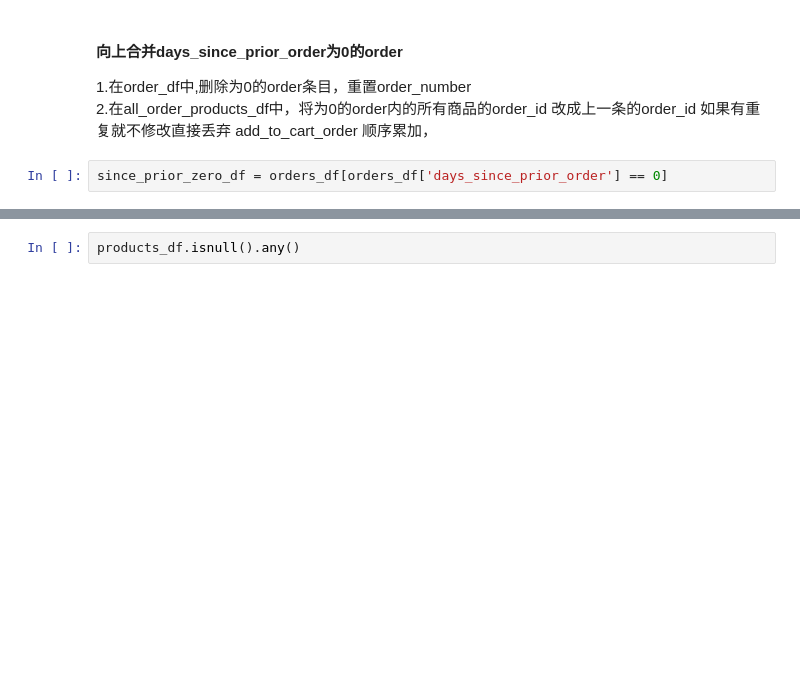
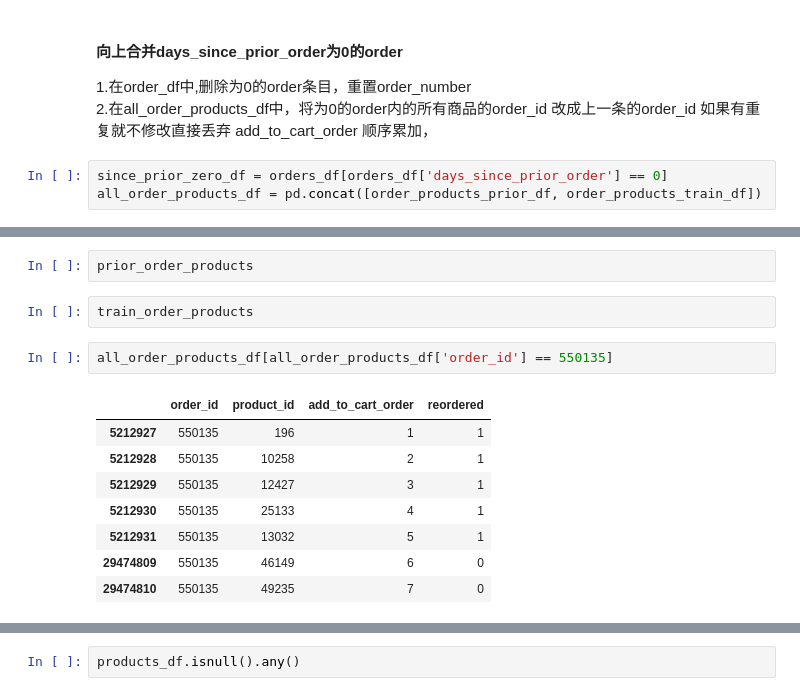
Before and after one commit to AstaTus/Instacar_-Market_Basket_Analysis, a Jupyter notebook: Preprocess/WashData.ipynb, the cells around one changed output, grey strips where cells are left out. Drawn from its saved outputs; the diff is of its cells as text; blank space fills up the shorter version.

```diff
--- a/Preprocess/WashData.ipynb
+++ b/Preprocess/WashData.ipynb
@@ -56,3 +56,4 @@ dtype: bool
 add_to_cart_order 顺序累加，
 # %%
 since_prior_zero_df = orders_df[orders_df['days_since_prior_order'] == 0]
+all_order_products_df = pd.concat([order_products_prior_df, order_products_train_df])
@@ -72,0 +78,15 @@ for i in range(len(since_prior_zero_df)):
+# %%
+prior_order_products
+# %%
+train_order_products
+# %%
+all_order_products_df[all_order_products_df['order_id'] == 550135]
+# %% [output]
+|  | order_id | product_id | add_to_cart_order | reordered |
+| 5212927 | 550135 | 196 | 1 | 1 |
+| 5212928 | 550135 | 10258 | 2 | 1 |
+| 5212929 | 550135 | 12427 | 3 | 1 |
+| 5212930 | 550135 | 25133 | 4 | 1 |
+| 5212931 | 550135 | 13032 | 5 | 1 |
+| 29474809 | 550135 | 46149 | 6 | 0 |
+| 29474810 | 550135 | 49235 | 7 | 0 |
```
Also changed, not shown: parts of 6 cells of this notebook, 1 other file.
